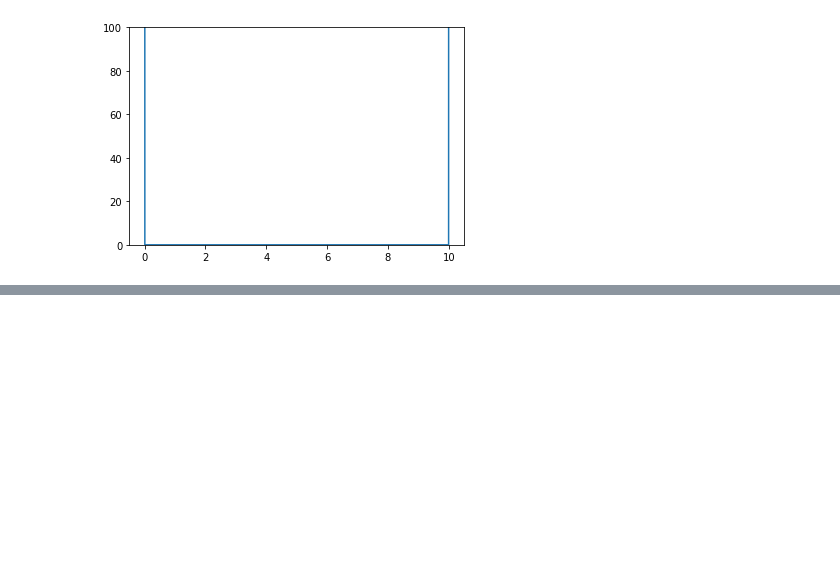
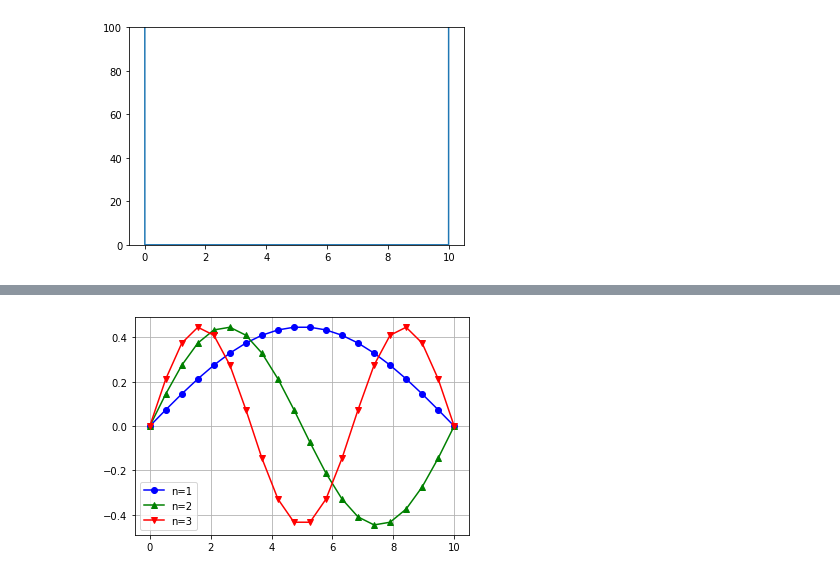
Before and after one commit to BrainNim/Study, a Jupyter notebook: K-MOOC/코딩으로 배우는 일반화학/week_7.ipynb, the cells around one changed output, grey strips where cells are left out. Saved outputs shown, nothing was run; the diff lists cells and outputs as text; code cells hidden in the pictures; blank space fills up the shorter version.

```diff
--- a/K-MOOC/코딩으로 배우는 일반화학/week_7.ipynb
+++ b/K-MOOC/코딩으로 배우는 일반화학/week_7.ipynb
@@ -53,0 +63,16 @@ plt.show()
+# %%
+L = 10
+x = np.linspace(0,L,20)
+
+def psi(x,n):
+    return np.sqrt(2/L) * np.sin(n*np.pi*x/L)
+
+plt.plot(x, psi(x,1), 'bo-', label='n=1')
+plt.plot(x, psi(x,2), 'g^-', label='n=2')
+plt.plot(x, psi(x,3), 'rv-', label='n=3')
+
+plt.grid(True)
+plt.legend()
+plt.show()
+# %% [output]
+[figure, added]
```
Also changed, not shown: parts of 7 cells of this notebook.
